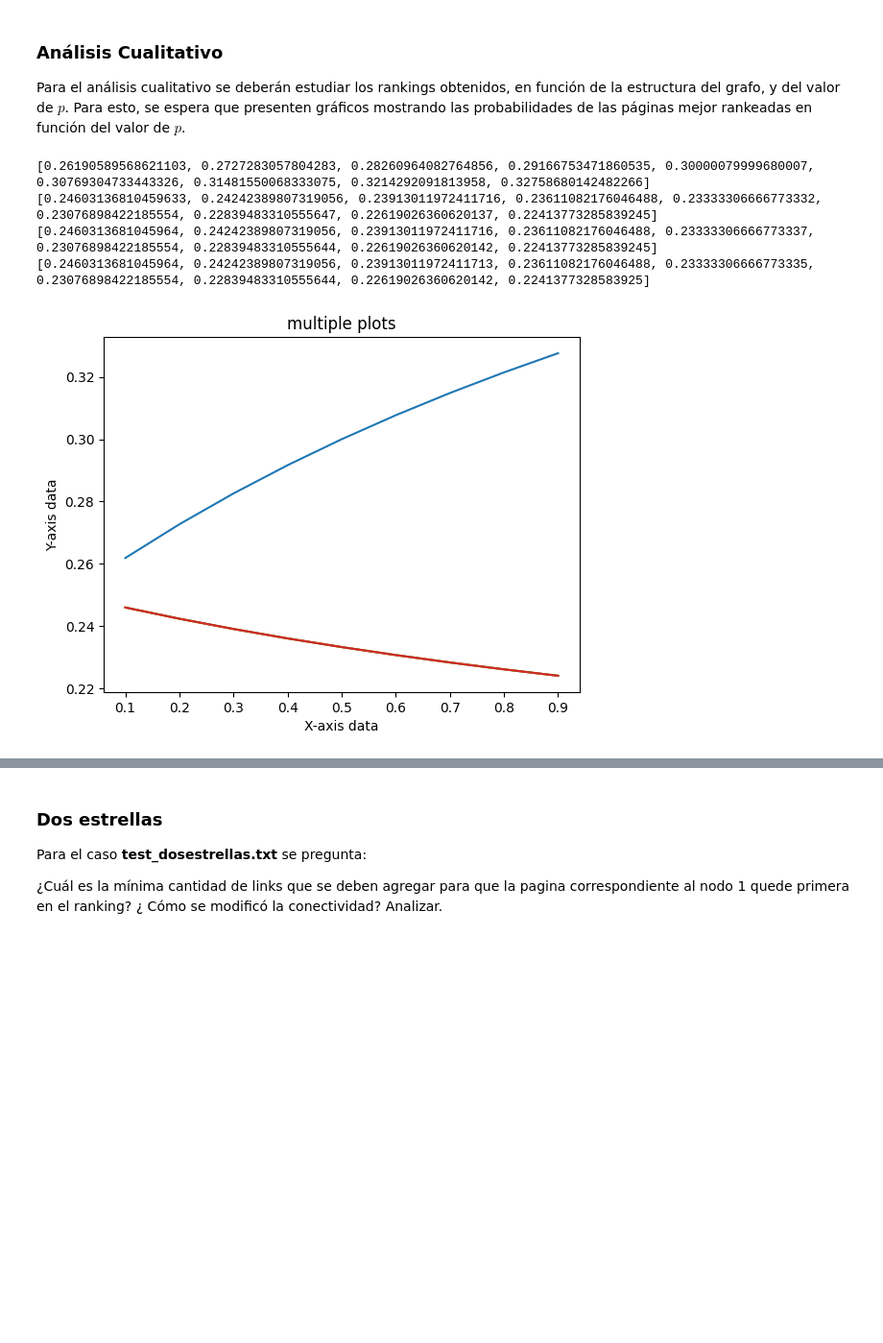
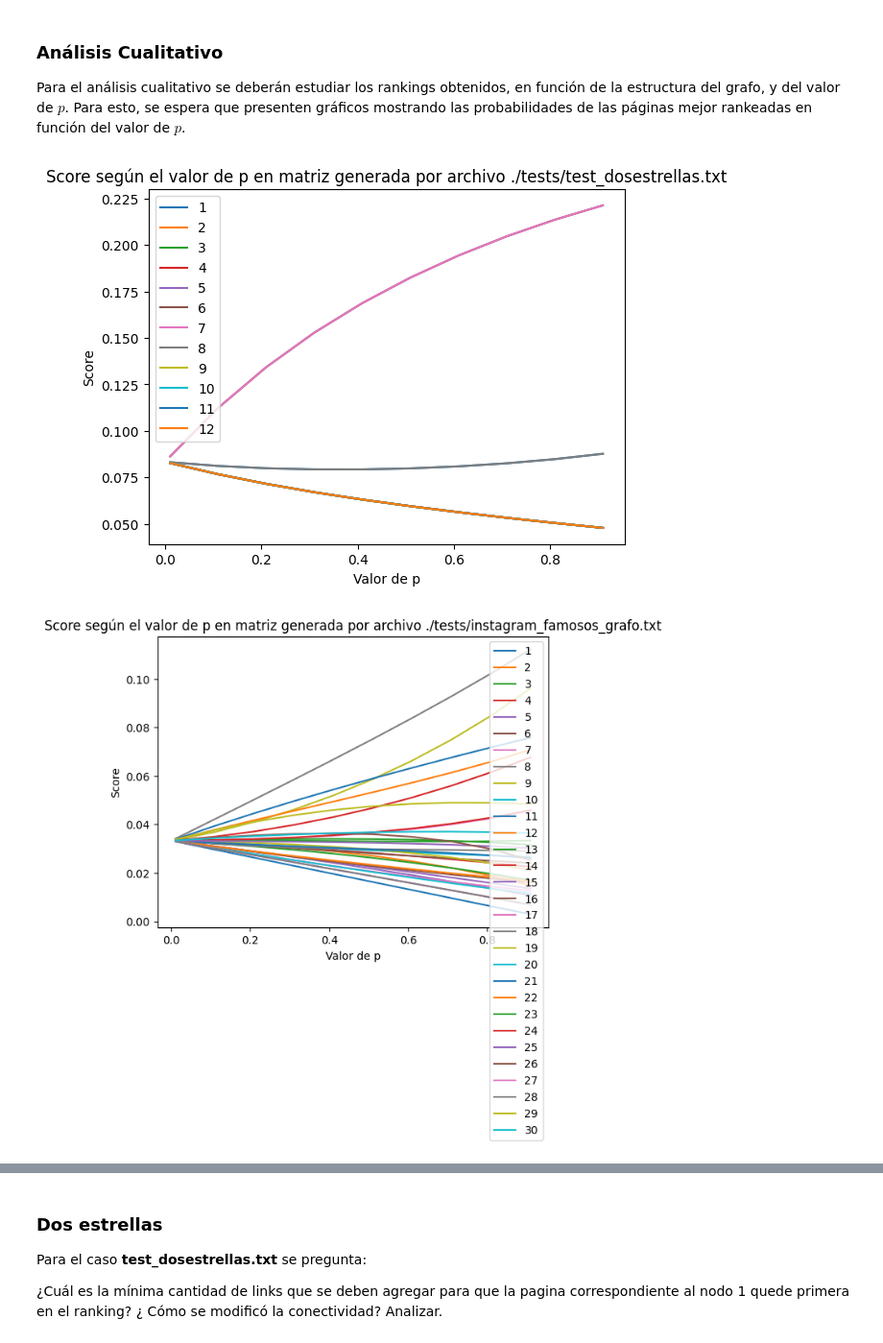
Before and after one commit to dantec19/alc_1c-2024, a Jupyter notebook: tp1/template-alumnos/template-alumnos/grupo_XX_TP1.ipynb, the cells around one changed output, grey strips where cells are left out. Shown at 96% size. Saved outputs shown, nothing was run; the diff lists cells and outputs as text; code cells hidden in the pictures; blank space fills up the shorter version.

```diff
--- a/tp1/template-alumnos/template-alumnos/grupo_XX_TP1.ipynb
+++ b/tp1/template-alumnos/template-alumnos/grupo_XX_TP1.ipynb
@@ -317,54 +388,29 @@ Por esto finalmente concluimos que el tiempo de ejecucion no depende de la canti
 ### Análisis Cualitativo
 
 Para el análisis cualitativo se deberán estudiar los rankings obtenidos, en función de la estructura del grafo, y del valor de $p$. Para esto, se espera que presenten gráficos mostrando las probabilidades de las páginas mejor rankeadas en función del valor de $p$.
-# %%
-# primero probar varios grafos con 3 o 4 ps distintas
-#ARCHIVOS DE ENTRADA
-archivo_test = './tests/test_dosestrellas.txt'
-
-#CARGA DE ARCHIVO EN GRAFO
-
-
-
-# hacer una hipotesis
-
-# explicar nuestro argumento
-
-# conclusion respecto a p
-
-#ARCHIVOS DE ENTRADA
-archivo_test = './tests/test_slides.txt'
-
-#CARGA DE ARCHIVO EN GRAFO
-W = leer_archivo(archivo_test)
-p = 0.00001
-
-x = []
-y = []
-
-for _ in range(9):
-    p += 0.1
-    x.append(p)
-
-
-for i in range(np.shape(W)[0]):
-  scores_i = []
-  for j in range(9):
-    p_actual=x[j]
-    rnk, scr = calcularRanking(W,p_actual)
-    scores_i.append(scr[i])
-  print(scores_i)
-  plt.plot(x, scores_i)
-
-
-
-plt.xlabel("X-axis data")
-plt.ylabel("Y-axis data")
-plt.title('multiple plots')
-plt.show()
-# %% [output]
-[0.26190589568621103, 0.2727283057804283, 0.28260964082764856, 0.29166753471860535, 0.30000079999680007, 0.30769304733443326, 0.31481550068333075, 0.3214292091813958, 0.32758680142482266]
-[0.24603136810459633, 0.24242389807319056, 0.23913011972411716, 0.23611082176046488, 0.23333306666773332, 0.23076898422185554, 0.22839483310555647, 0.22619026360620137, 0.22413773285839245]
-[0.2460313681045964, 0.24242389807319056, 0.23913011972411716, 0.23611082176046488, 0.23333306666773337, 0.23076898422185554, 0.22839483310555644, 0.22619026360620142, 0.22413773285839245]
-[0.2460313681045964, 0.24242389807319056, 0.23913011972411713, 0.23611082176046488, 0.23333306666773335, 0.23076898422185554, 0.22839483310555644, 0.22619026360620142, 0.2241377328583925]
-[figure, removed]
+# %%
+def graficarCualitativo(archivo_test):
+    W = leer_archivo(archivo_test)
+    x = np.arange(0.01, 1, 0.1)
+
+    for i in range(np.shape(W)[0]):
+      # Obtengo todos los scores de cada nodo a medida que aumento el p
+      scores_i = []
+      for j in range(len(x)):
+        # Dejo el nodo i fijo, calculo su score para cada p y los guardo en scores_i
+        p_actual=x[j]
+        rnk, scr = calcularRanking(W,p_actual)
+        scores_i.append(scr[i])
+      plt.plot(x, scores_i, label=str(i+1))
+      plt.legend()
+
+    plt.xlabel("Valor de p")
+    plt.ylabel("Score")
+    plt.title(f'Score según el valor de p en matriz generada por archivo {archivo_test}')
+    plt.show()
+
+for archivo_test in archivos_test:
+    graficarCualitativo(archivo_test)
+# %% [output]
+[figure, added]
+[figure, added]
```
Also changed, not shown: parts of 36 cells of this notebook, 3 other files.
